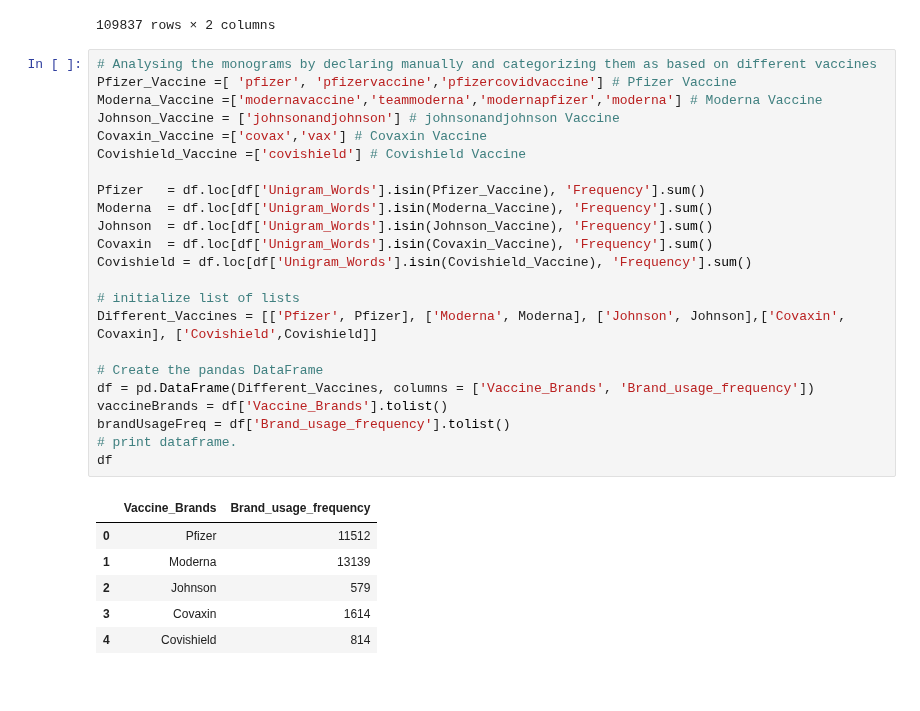
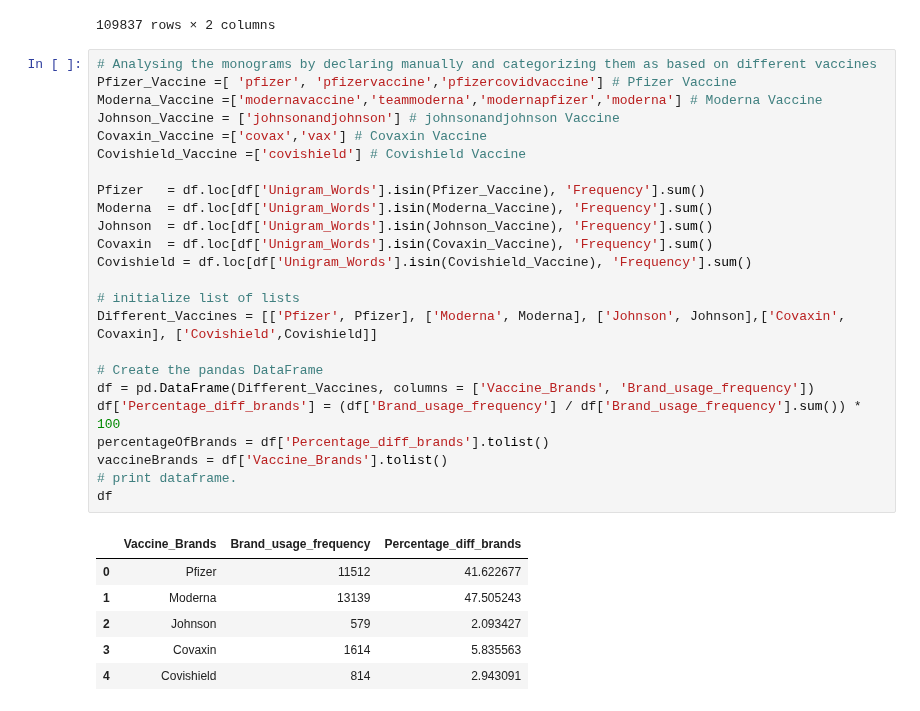
Before and after one commit to Nagmashaik123/Section203-Group06, a Jupyter notebook: Vacc_Brands_TM_Monograms.ipynb, the cells around one changed output. Saved outputs shown, nothing was run; the diff lists cells and outputs as text.

```diff
--- a/Vacc_Brands_TM_Monograms.ipynb
+++ b/Vacc_Brands_TM_Monograms.ipynb
@@ -83,32 +83,33 @@ df
 # %%
 # Analysing the monograms by declaring manually and categorizing them as based on different vaccines
 Pfizer_Vaccine =[ 'pfizer', 'pfizervaccine','pfizercovidvaccine'] # Pfizer Vaccine
 Moderna_Vaccine =['modernavaccine','teammoderna','modernapfizer','moderna'] # Moderna Vaccine
 Johnson_Vaccine = ['johnsonandjohnson'] # johnsonandjohnson Vaccine
 Covaxin_Vaccine =['covax','vax'] # Covaxin Vaccine
 Covishield_Vaccine =['covishield'] # Covishield Vaccine
 
 Pfizer   = df.loc[df['Unigram_Words'].isin(Pfizer_Vaccine), 'Frequency'].sum()
 Moderna  = df.loc[df['Unigram_Words'].isin(Moderna_Vaccine), 'Frequency'].sum()
 Johnson  = df.loc[df['Unigram_Words'].isin(Johnson_Vaccine), 'Frequency'].sum()
 Covaxin  = df.loc[df['Unigram_Words'].isin(Covaxin_Vaccine), 'Frequency'].sum()
 Covishield = df.loc[df['Unigram_Words'].isin(Covishield_Vaccine), 'Frequency'].sum()
 
 # initialize list of lists
 Different_Vaccines = [['Pfizer', Pfizer], ['Moderna', Moderna], ['Johnson', Johnson],['Covaxin', Covaxin], ['Covishield',Covishield]]
 
 # Create the pandas DataFrame
 df = pd.DataFrame(Different_Vaccines, columns = ['Vaccine_Brands', 'Brand_usage_frequency'])
+df['Percentage_diff_brands'] = (df['Brand_usage_frequency'] / df['Brand_usage_frequency'].sum()) * 100
+percentageOfBrands = df['Percentage_diff_brands'].tolist()
 vaccineBrands = df['Vaccine_Brands'].tolist()
-brandUsageFreq = df['Brand_usage_frequency'].tolist()
 # print dataframe.
 df
 # %% [output]
-|  | Vaccine_Brands | Brand_usage_frequency |
-| 0 | Pfizer | 11512 |
-| 1 | Moderna | 13139 |
-| 2 | Johnson | 579 |
-| 3 | Covaxin | 1614 |
-| 4 | Covishield | 814 |
+|  | Vaccine_Brands | Brand_usage_frequency | Percentage_diff_brands |
+| 0 | Pfizer | 11512 | 41.622677 |
+| 1 | Moderna | 13139 | 47.505243 |
+| 2 | Johnson | 579 | 2.093427 |
+| 3 | Covaxin | 1614 | 5.835563 |
+| 4 | Covishield | 814 | 2.943091 |
 # %%
 from matplotlib import pyplot as plt
```
Also changed, not shown: parts of 1 cell of this notebook.
